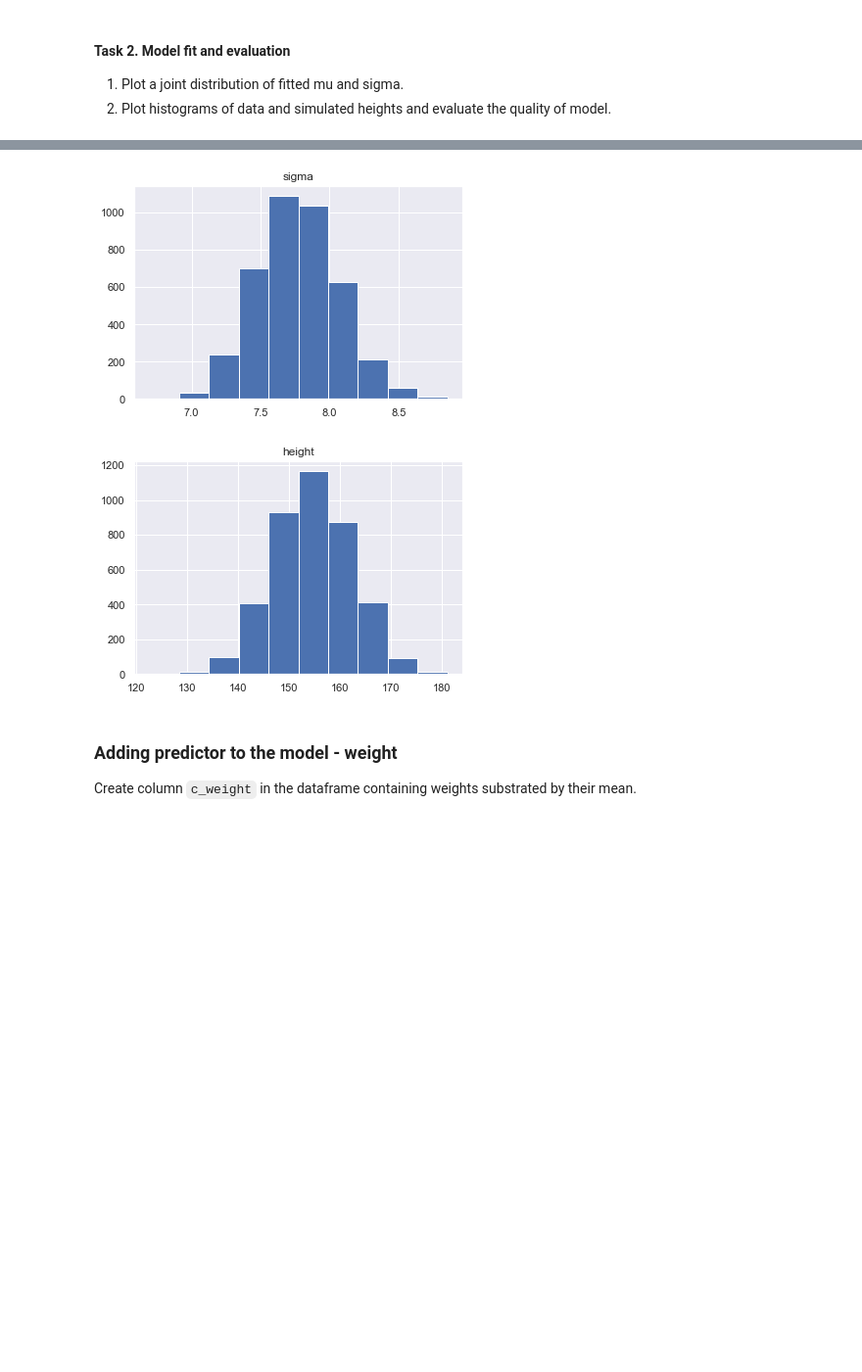
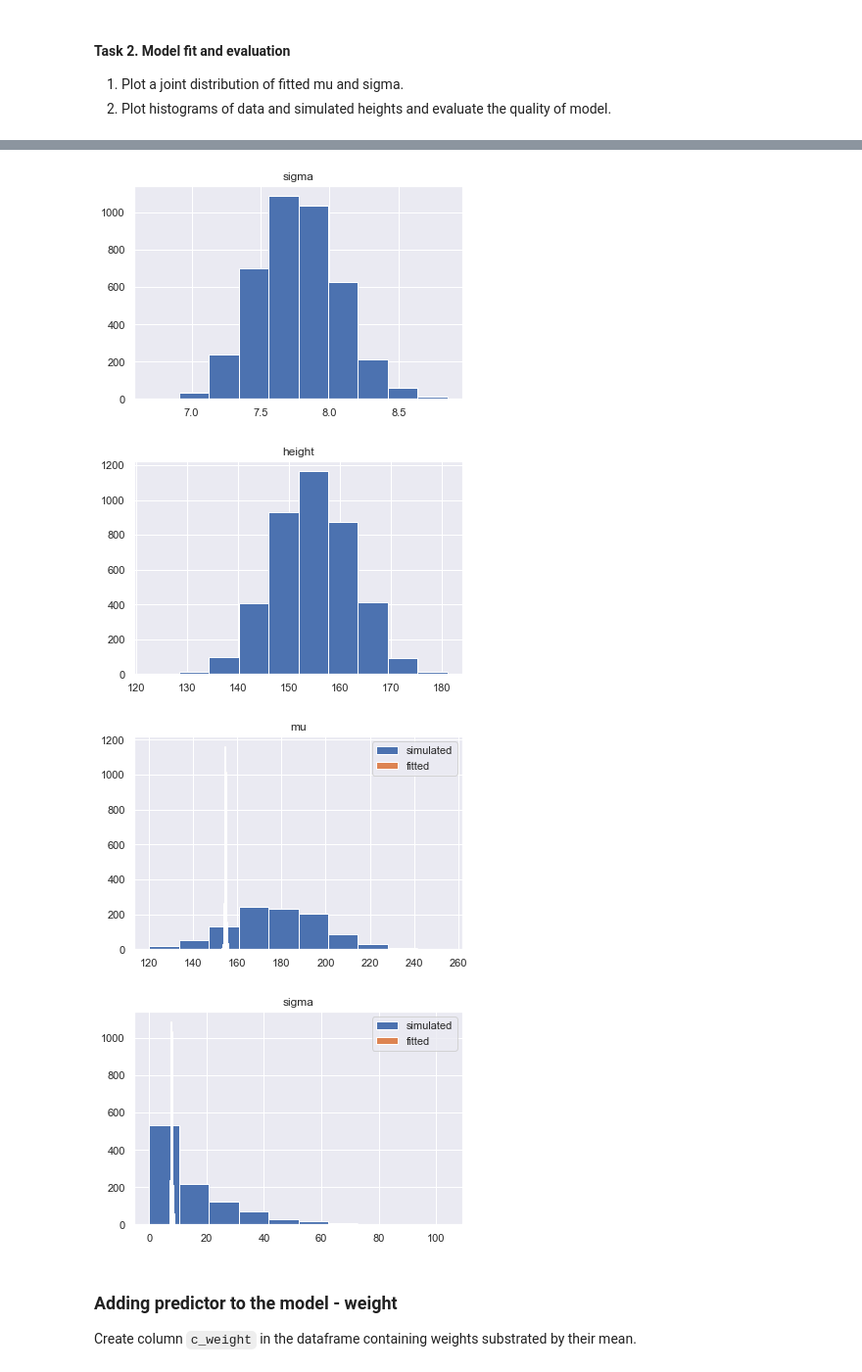
Before and after one commit to tenkinogawa/Data-Analytics, a Jupyter notebook: Lab4/Agnieszka_Welian_lab4.ipynb, the cells around one changed output, grey strips where cells are left out. Shown: that part at 98% size. Saved outputs shown, nothing was run; the diff lists cells and outputs as text; code cells hidden in the pictures; blank space fills up the shorter version.

```diff
--- a/Lab4/Agnieszka_Welian_lab4.ipynb
+++ b/Lab4/Agnieszka_Welian_lab4.ipynb
@@ -134,28 +117,40 @@ INFO:cmdstanpy:CmdStan done processing.
 # %%
 #JOINT DISTRIBIUTION
 sns.set()
 sns.jointplot(fit.stan_variable('mu'), fit.stan_variable('sigma'))
 plt.show()
 
 
 # PLOTTING HISTOGRAM
 plt.hist(fit.stan_variable('mu'))
 plt.title('mu')
 plt.show()
 plt.hist(fit.stan_variable('sigma'))
 plt.title('sigma')
 plt.show()
 plt.hist(fit.stan_variable('height'))
 plt.title('height')
 plt.show()
 
+plt.hist(sim.stan_variable('mu'), label='simulated')
+plt.hist(fit.stan_variable('mu'), label='fitted')
+plt.legend()
+plt.title('mu')
+plt.show()
 
+plt.hist(sim.stan_variable('sigma'), label='simulated')
+plt.hist(fit.stan_variable('sigma'), label='fitted')
+plt.legend()
+plt.title('sigma')
+plt.show()
 ## QUALITY EVALUATION
 # %% [output]
 [figure]
 [figure]
 [figure]
 [figure]
+[figure, added]
+[figure, added]
 # %% [markdown]
 ### Adding predictor to the model - weight
 
```
Also changed, not shown: parts of 16 cells of this notebook, 21 other files.
